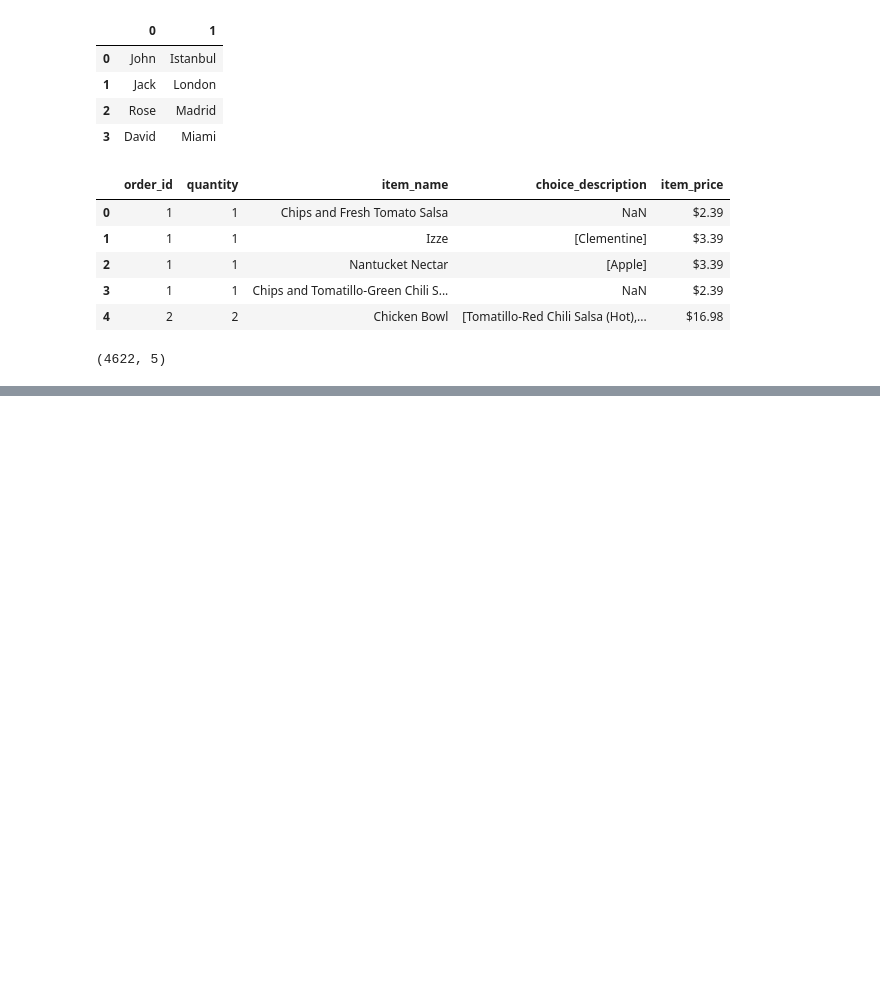
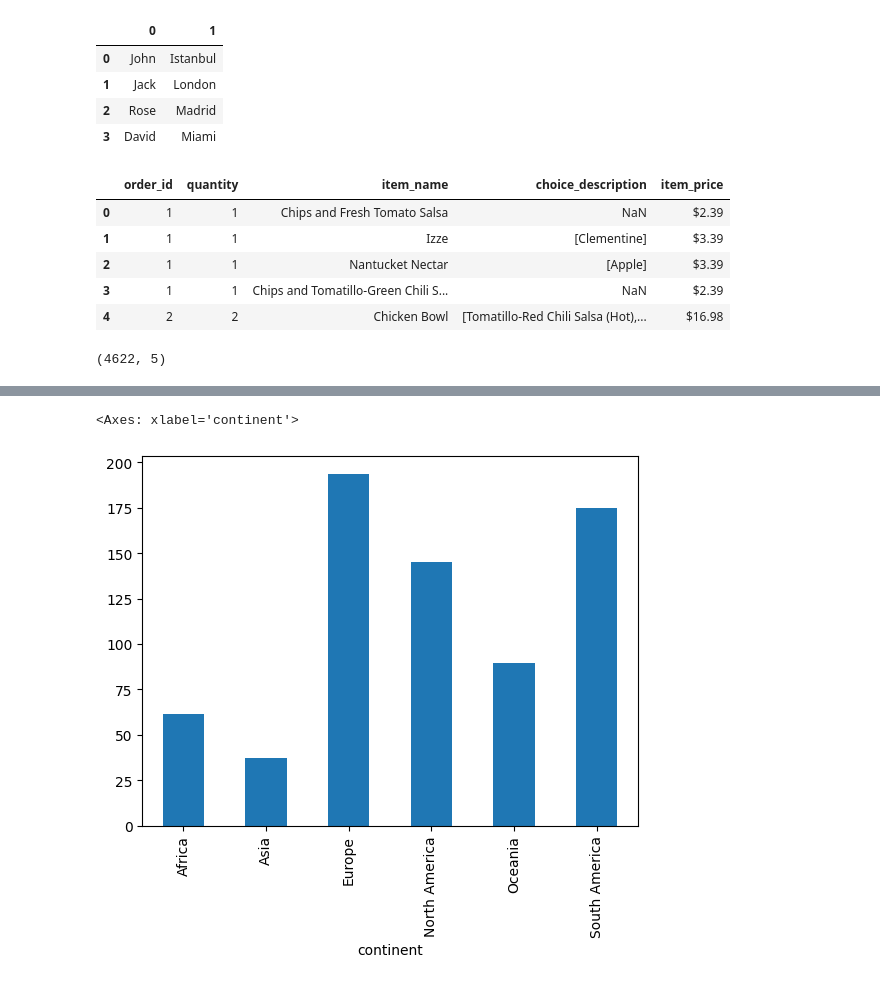
Before and after one commit to Shahd628/DSA201_2025_2026_FALL, a Jupyter notebook: Week04/Lecture/pandas_lecture1.ipynb, the cells around one changed output, grey strips where cells are left out. Drawn from its saved outputs; the diff is of its cells as text; code cells hidden in the pictures; blank space fills up the shorter version.

```diff
--- a/Week04/Lecture/pandas_lecture1.ipynb
+++ b/Week04/Lecture/pandas_lecture1.ipynb
@@ -387,0 +962,5 @@ orders.shape
+# %%
+drinks.groupby("continent")["beer_servings"].mean().plot(kind="bar")
+# %% [output]
+<Axes: xlabel='continent'>
+[figure, added]
```
Also changed, not shown: parts of 62 cells of this notebook.
